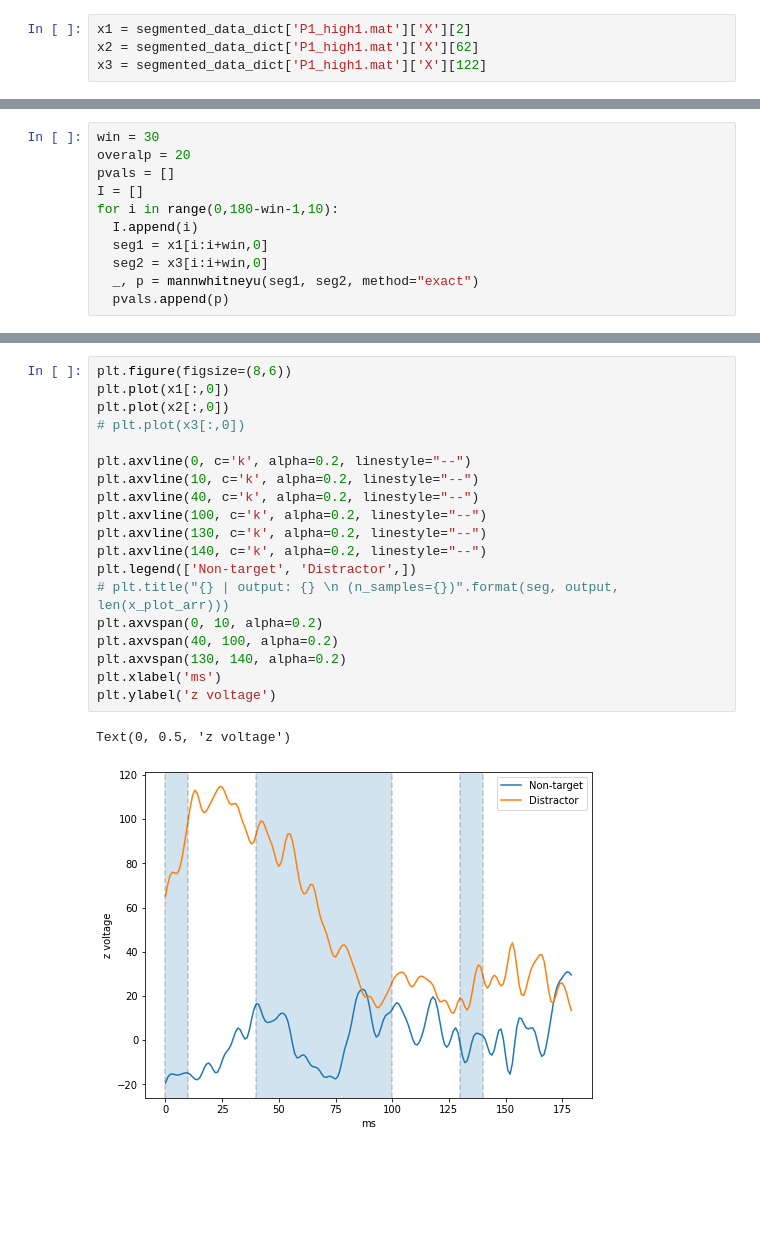
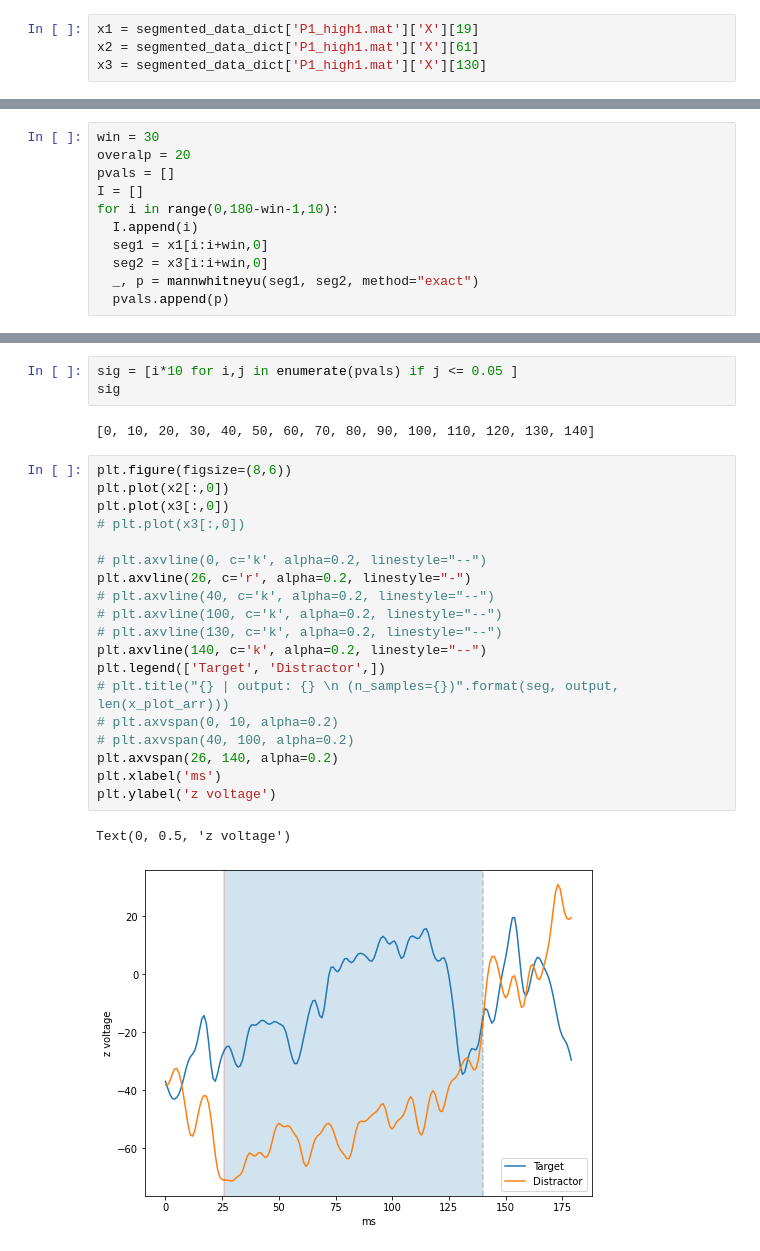
Before and after one commit to Sam54000/vibro-tactile-P300-lockedIn-patient, a Jupyter notebook: Data_analysis.ipynb, the cells around one changed output, grey strips where cells are left out. Saved outputs shown, nothing was run; the diff lists cells and outputs as text; blank space fills up the shorter version.

```diff
--- a/Data_analysis.ipynb
+++ b/Data_analysis.ipynb
@@ -404,7 +429,7 @@ Significance Test
 # %%
-x1 = segmented_data_dict['P1_high1.mat']['X'][2]
-x2 = segmented_data_dict['P1_high1.mat']['X'][62]
-x3 = segmented_data_dict['P1_high1.mat']['X'][122]
+x1 = segmented_data_dict['P1_high1.mat']['X'][19]
+x2 = segmented_data_dict['P1_high1.mat']['X'][61]
+x3 = segmented_data_dict['P1_high1.mat']['X'][130]
 # %%
 from scipy.stats import mannwhitneyu
 U1, p = mannwhitneyu(x1[0], x2[0], method="exact")
@@ -462,22 +487,27 @@ sig
+# %%
+sig = [i*10 for i,j in enumerate(pvals) if j <= 0.05 ]
+sig
+# %% [output]
+[0, 10, 20, 30, 40, 50, 60, 70, 80, 90, 100, 110, 120, 130, 140]
 # %%
 plt.figure(figsize=(8,6))
-plt.plot(x1[:,0])
 plt.plot(x2[:,0])
+plt.plot(x3[:,0])
 # plt.plot(x3[:,0])
 
-plt.axvline(0, c='k', alpha=0.2, linestyle="--")
-plt.axvline(10, c='k', alpha=0.2, linestyle="--")
-plt.axvline(40, c='k', alpha=0.2, linestyle="--")
-plt.axvline(100, c='k', alpha=0.2, linestyle="--")
-plt.axvline(130, c='k', alpha=0.2, linestyle="--")
+# plt.axvline(0, c='k', alpha=0.2, linestyle="--")
+plt.axvline(26, c='r', alpha=0.2, linestyle="-")
+# plt.axvline(40, c='k', alpha=0.2, linestyle="--")
+# plt.axvline(100, c='k', alpha=0.2, linestyle="--")
+# plt.axvline(130, c='k', alpha=0.2, linestyle="--")
 plt.axvline(140, c='k', alpha=0.2, linestyle="--")
-plt.legend(['Non-target', 'Distractor',])
+plt.legend(['Target', 'Distractor',])
 # plt.title("{} | output: {} \n (n_samples={})".format(seg, output, len(x_plot_arr)))
-plt.axvspan(0, 10, alpha=0.2)
-plt.axvspan(40, 100, alpha=0.2)
-plt.axvspan(130, 140, alpha=0.2)
+# plt.axvspan(0, 10, alpha=0.2)
+# plt.axvspan(40, 100, alpha=0.2)
+plt.axvspan(26, 140, alpha=0.2)
 plt.xlabel('ms')
 plt.ylabel('z voltage')
 # %% [output]
 Text(0, 0.5, 'z voltage')
-[figure, old version]
+[figure, new version]
```
Also changed, not shown: parts of 37 cells of this notebook.
